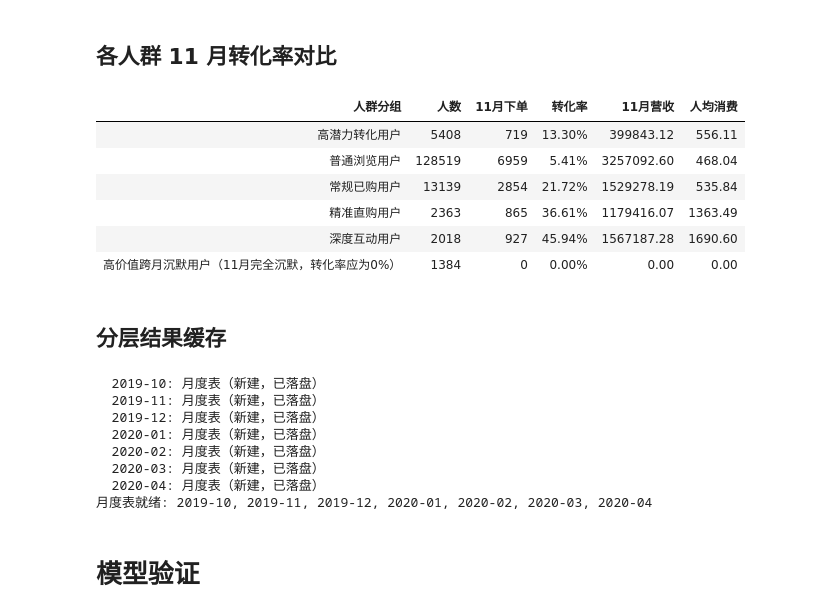
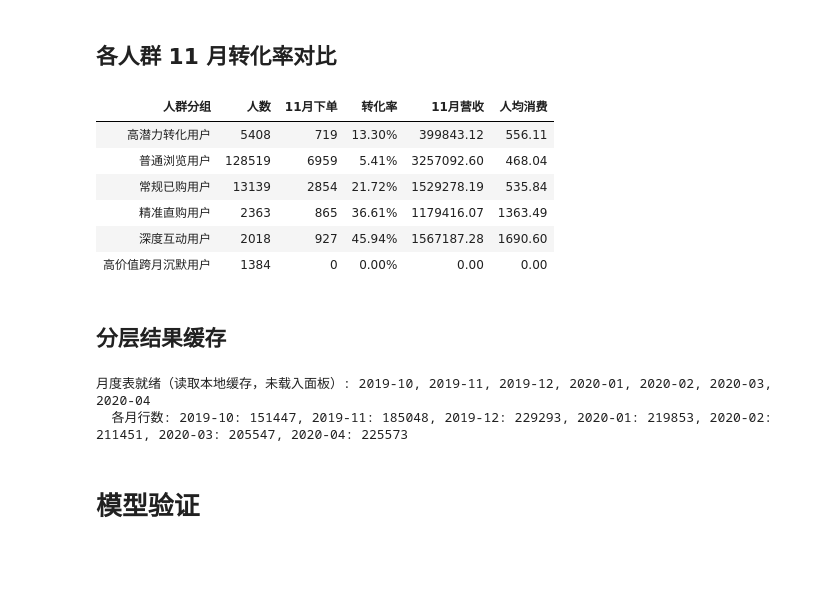
Before and after one commit to DX39069043/ecommerce-user-behavior-segmentation, a Jupyter notebook: main.ipynb, the cells around one changed output. Drawn from its saved outputs; the diff is of its cells as text; code cells hidden in the pictures; blank space fills up the shorter version.

```diff
--- a/main.ipynb
+++ b/main.ipynb
@@ -748,64 +748,90 @@ def evaluate_nov_performance(user_list, group_name):
         '11月营收': round(rev, 2),
         '人均消费': round(arppu, 2)
     }
 
 
 # 六组待评估人群：(user_id 数组, 展示名)
 groups = [
     (target_potential_ids, "高潜力转化用户"),
     (control_low_value_ids, "普通浏览用户"),
     (target_regular_ids, "常规已购用户"),
     (target_efficient_vip_ids, "精准直购用户"),
     (target_immersive_vip_ids, "深度互动用户"),
-    (target_silent_ids, "高价值跨月沉默用户（11月完全沉默，转化率应为0%）"),
+    (target_silent_ids, "高价值跨月沉默用户"),
 ]
 
 # 逐组评估，跳过没有样本的分组，把有效行汇总成报告表
 report_rows = []
 for ids, name in groups:
     row = evaluate_nov_performance(ids, name)
     if row is not None:
         report_rows.append(row)
 report = pd.DataFrame(report_rows)
 # 以 HTML 表格展示最终转化率报告
 display(HTML(report.to_html(index=False)))
 # %% [output]
 | 人群分组 | 人数 | 11月下单 | 转化率 | 11月营收 | 人均消费 |
 | 高潜力转化用户 | 5408 | 719 | 13.30% | 399843.12 | 556.11 |
 | 普通浏览用户 | 128519 | 6959 | 5.41% | 3257092.60 | 468.04 |
 | 常规已购用户 | 13139 | 2854 | 21.72% | 1529278.19 | 535.84 |
 | 精准直购用户 | 2363 | 865 | 36.61% | 1179416.07 | 1363.49 |
 | 深度互动用户 | 2018 | 927 | 45.94% | 1567187.28 | 1690.60 |
-| 高价值跨月沉默用户（11月完全沉默，转化率应为0%） | 1384 | 0 | 0.00% | 0.00 | 0.00 |
+| 高价值跨月沉默用户 | 1384 | 0 | 0.00% | 0.00 | 0.00 |
 # %% [markdown]
 ## 分层结果缓存
 # %%
+from pathlib import Path
 
-from src.analysis import build_month_tables, load_panel
+import pandas as pd
+
 from src.config import MONTHS, MONTH_CACHE_DIR, PANEL_FILE
 
+# 是否强制重建缓存：False = 有缓存就直接读（约 1~2 秒，适合反复调试）；
+# True = 忽略已有缓存，逐月重算并落盘（首次约 40 秒/月）
+REBUILD_MONTH_CACHE = False
+
 # 分析只需这 7 列（category_code / brand 等字符串列不读，省 IO 与内存）
-PANEL_COLUMNS = ['event_time', 'event_type', 'price', 'product_id', 'user_id', 'user_session', 'month']
-
-# 7 个月面板：后续章节共用同一份，避免重复加载
-panel_all = load_panel(PANEL_FILE, months=MONTHS, columns=PANEL_COLUMNS)
+PANEL_COLUMNS = ['event_time', 'event_type', 'price', 'product_id',
+                 'user_id', 'user_session', 'month']
 
 # 缓存目录：一个月一个文件 month_YYYY-MM.parquet（可随时删除重建）
-CACHE_DIR = MONTH_CACHE_DIR   # 路径集中在 src/config.py：<项目根>/data/_month_cache
+CACHE_DIR = Path(MONTH_CACHE_DIR)   # 路径集中在 src/config.py：<项目根>/data/_month_cache
+# 每个月对应的缓存文件
+cache_paths = {m: CACHE_DIR / f'month_{m}.parquet' for m in MONTHS}
 
-# 面板 → 月度表：month_tables['2019-11'] = 该月特征 + 该月标签（当月独立分层）
-# 有缓存文件就直接读，没有才现算并落盘（首次运行约 40 秒/月）
-month_tables = build_month_tables(panel_all, MONTHS, cache_dir=CACHE_DIR)
-print('月度表就绪:', ', '.join(MONTHS))
+if REBUILD_MONTH_CACHE:
+    # 强制重建：先删掉已有缓存，下面会逐月重新计算并落盘
+    for p in cache_paths.values():
+        p.unlink(missing_ok=True)
+
+# 缺失的月份（缓存文件不存在）
+missing = [m for m in MONTHS if not cache_paths[m].exists()]
+
+if not missing:
+    # ① 7 个月缓存齐全：直接读盘，不载入 7 个月面板（调试时秒级完成）
+    month_tables = {m: pd.read_parquet(cache_paths[m]) for m in MONTHS}
+    print('月度表就绪（读取本地缓存，未载入面板）:', ', '.join(MONTHS))
+    print('  各月行数:', ', '.join('%s: %d' % (m, len(month_tables[m])) for m in MONTHS))
+else:
+    # ② 有月份缺缓存：才载入 7 个月面板；已有缓存的月份仍直接读盘，只现算缺失月份
+    print('缺少缓存的月份:', ', '.join(missing), '→ 载入面板并补齐')
+    # 重量级依赖（会一并拉起 sklearn）只在需要重算时才导入
+    from src.analysis import build_month_tables, load_panel
+    panel_all = load_panel(PANEL_FILE, months=MONTHS, columns=PANEL_COLUMNS)
+    month_tables = build_month_tables(panel_all, MONTHS, cache_dir=CACHE_DIR)
+    print('月度表就绪:', ', '.join(MONTHS))
+
+# 防御：缓存结构不对（例如由旧版本代码生成的缓存）时给出明确提示，
+# 而不是让下游单元报 KeyError / 静默用到过期结果
+REQUIRED_COLUMNS = {'user_id', 'User_Segment', 'Purchase_Frequency'}
+bad = [m for m in MONTHS if not REQUIRED_COLUMNS <= set(month_tables[m].columns)]
+if bad:
+    raise ValueError(
+        '月度表缓存缺少必要列：%s。'
+        '如需重建，请把本单元的 REBUILD_MONTH_CACHE 设为 True 后重新运行。' % ', '.join(bad))
 # %% [output]
-  2019-10: 月度表（新建，已落盘）
-  2019-11: 月度表（新建，已落盘）
-  2019-12: 月度表（新建，已落盘）
-  2020-01: 月度表（新建，已落盘）
-  2020-02: 月度表（新建，已落盘）
-  2020-03: 月度表（新建，已落盘）
-  2020-04: 月度表（新建，已落盘）
-月度表就绪: 2019-10, 2019-11, 2019-12, 2020-01, 2020-02, 2020-03, 2020-04
+月度表就绪（读取本地缓存，未载入面板）: 2019-10, 2019-11, 2019-12, 2020-01, 2020-02, 2020-03, 2020-04
+  各月行数: 2019-10: 151447, 2019-11: 185048, 2019-12: 229293, 2020-01: 219853, 2020-02: 211451, 2020-03: 205547, 2020-04: 225573
 # %% [markdown]
 # 模型验证
 # %% [markdown]
```
Also changed, not shown: parts of 1 cell of this notebook.
